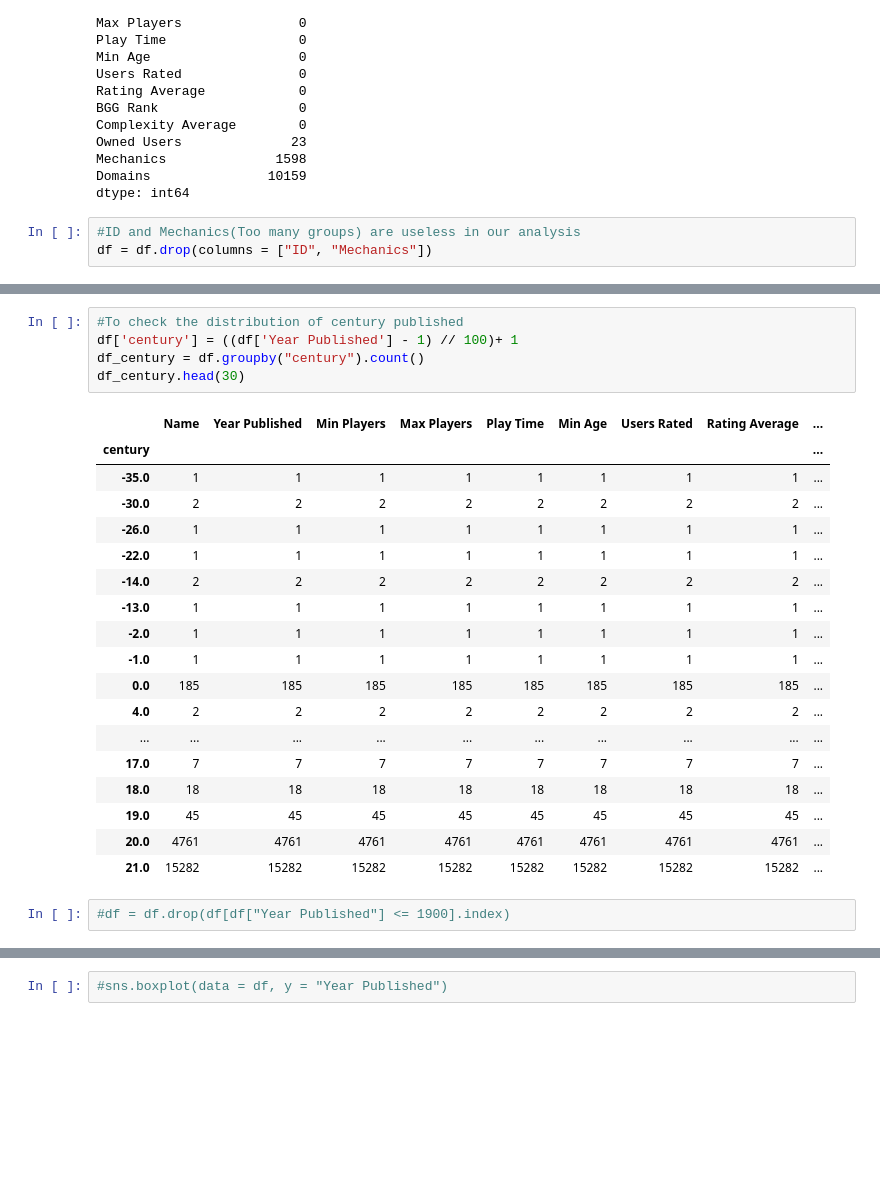
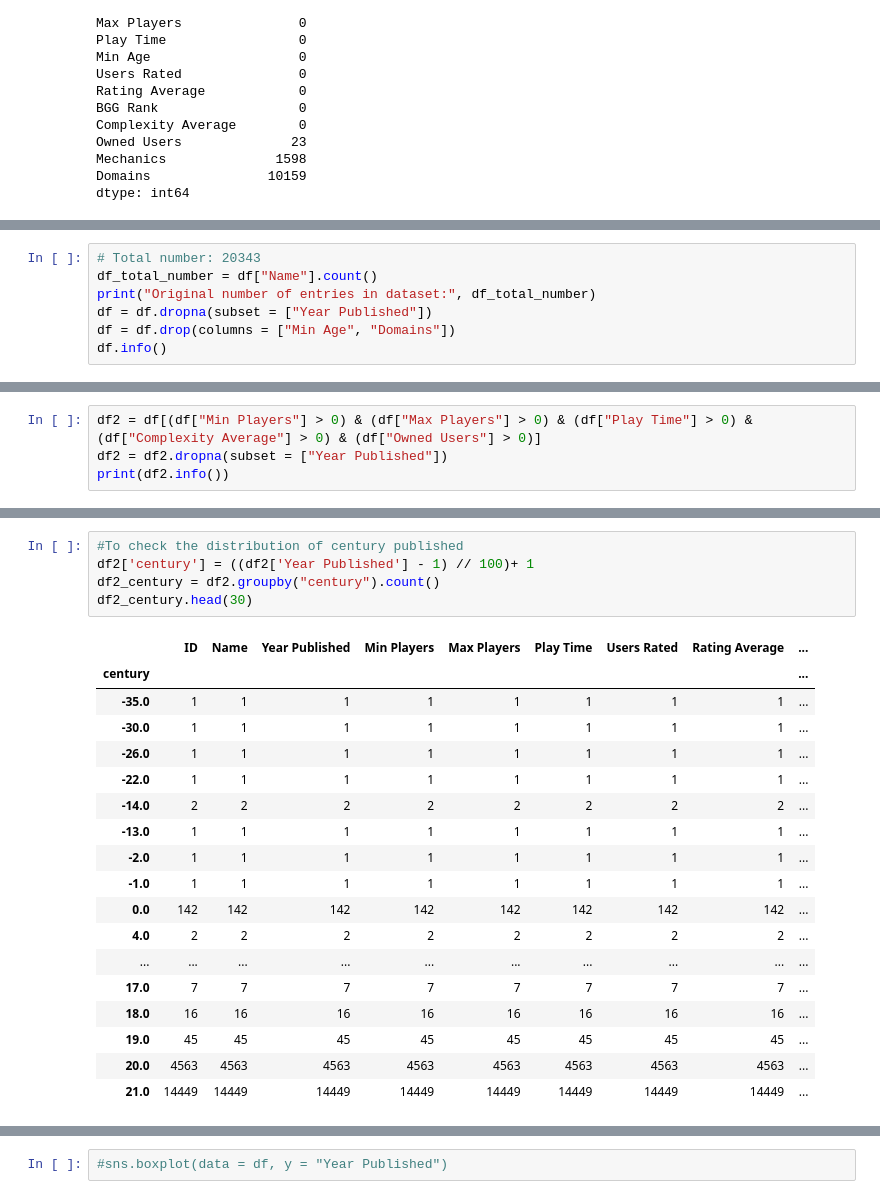
Before and after one commit to DovWong/EDA-PRoject, a Jupyter notebook: Start.ipynb, the cells around one changed output, grey strips where cells are left out. Saved outputs shown, nothing was run; the diff lists cells and outputs as text; blank space fills up the shorter version.

```diff
--- a/Start.ipynb
+++ b/Start.ipynb
@@ -106,6 +106,3 @@ Owned Users              23
 Mechanics              1598
 Domains               10159
 dtype: int64
-# %%
-#ID and Mechanics(Too many groups) are useless in our analysis
-df = df.drop(columns = ["ID", "Mechanics"])
@@ -111,0 +121,7 @@ df = df.drop(columns = ["ID", "Mechanics"])
+# %%
+# Total number: 20343
+df_total_number = df["Name"].count()
+print("Original number of entries in dataset:", df_total_number)
+df = df.dropna(subset = ["Year Published"])
+df = df.drop(columns = ["Min Age", "Domains"])
+df.info()
@@ -111,0 +161,4 @@ df = df.drop(columns = ["ID", "Mechanics"])
+# %%
+df2 = df[(df["Min Players"] > 0) & (df["Max Players"] > 0) & (df["Play Time"] > 0) & (df["Complexity Average"] > 0) & (df["Owned Users"] > 0)]
+df2 = df2.dropna(subset = ["Year Published"])
+print(df2.info())
@@ -142,26 +253,24 @@ df_year.head()
 # %%
 #To check the distribution of century published
-df['century'] = ((df['Year Published'] - 1) // 100)+ 1
-df_century = df.groupby("century").count()
-df_century.head(30)
+df2['century'] = ((df2['Year Published'] - 1) // 100)+ 1
+df2_century = df2.groupby("century").count()
+df2_century.head(30)
 # %% [output]
-|  | Name | Year Published | Min Players | Max Players | Play Time | Min Age | Users Rated | Rating Average | ... |
+|  | ID | Name | Year Published | Min Players | Max Players | Play Time | Users Rated | Rating Average | ... |
 | century |  |  |  |  |  |  |  |  | ... |
 | -35.0 | 1 | 1 | 1 | 1 | 1 | 1 | 1 | 1 | ... |
-| -30.0 | 2 | 2 | 2 | 2 | 2 | 2 | 2 | 2 | ... |
+| -30.0 | 1 | 1 | 1 | 1 | 1 | 1 | 1 | 1 | ... |
 | -26.0 | 1 | 1 | 1 | 1 | 1 | 1 | 1 | 1 | ... |
 | -22.0 | 1 | 1 | 1 | 1 | 1 | 1 | 1 | 1 | ... |
 | -14.0 | 2 | 2 | 2 | 2 | 2 | 2 | 2 | 2 | ... |
 | -13.0 | 1 | 1 | 1 | 1 | 1 | 1 | 1 | 1 | ... |
 | -2.0 | 1 | 1 | 1 | 1 | 1 | 1 | 1 | 1 | ... |
 | -1.0 | 1 | 1 | 1 | 1 | 1 | 1 | 1 | 1 | ... |
-| 0.0 | 185 | 185 | 185 | 185 | 185 | 185 | 185 | 185 | ... |
+| 0.0 | 142 | 142 | 142 | 142 | 142 | 142 | 142 | 142 | ... |
 | 4.0 | 2 | 2 | 2 | 2 | 2 | 2 | 2 | 2 | ... |
 | ... | ... | ... | ... | ... | ... | ... | ... | ... | ... |
 | 17.0 | 7 | 7 | 7 | 7 | 7 | 7 | 7 | 7 | ... |
-| 18.0 | 18 | 18 | 18 | 18 | 18 | 18 | 18 | 18 | ... |
+| 18.0 | 16 | 16 | 16 | 16 | 16 | 16 | 16 | 16 | ... |
 | 19.0 | 45 | 45 | 45 | 45 | 45 | 45 | 45 | 45 | ... |
-| 20.0 | 4761 | 4761 | 4761 | 4761 | 4761 | 4761 | 4761 | 4761 | ... |
-| 21.0 | 15282 | 15282 | 15282 | 15282 | 15282 | 15282 | 15282 | 15282 | ... |
+| 20.0 | 4563 | 4563 | 4563 | 4563 | 4563 | 4563 | 4563 | 4563 | ... |
+| 21.0 | 14449 | 14449 | 14449 | 14449 | 14449 | 14449 | 14449 | 14449 | ... |
-# %%
-#df = df.drop(df[df["Year Published"] <= 1900].index)
```
Also changed, not shown: parts of 27 cells of this notebook.
